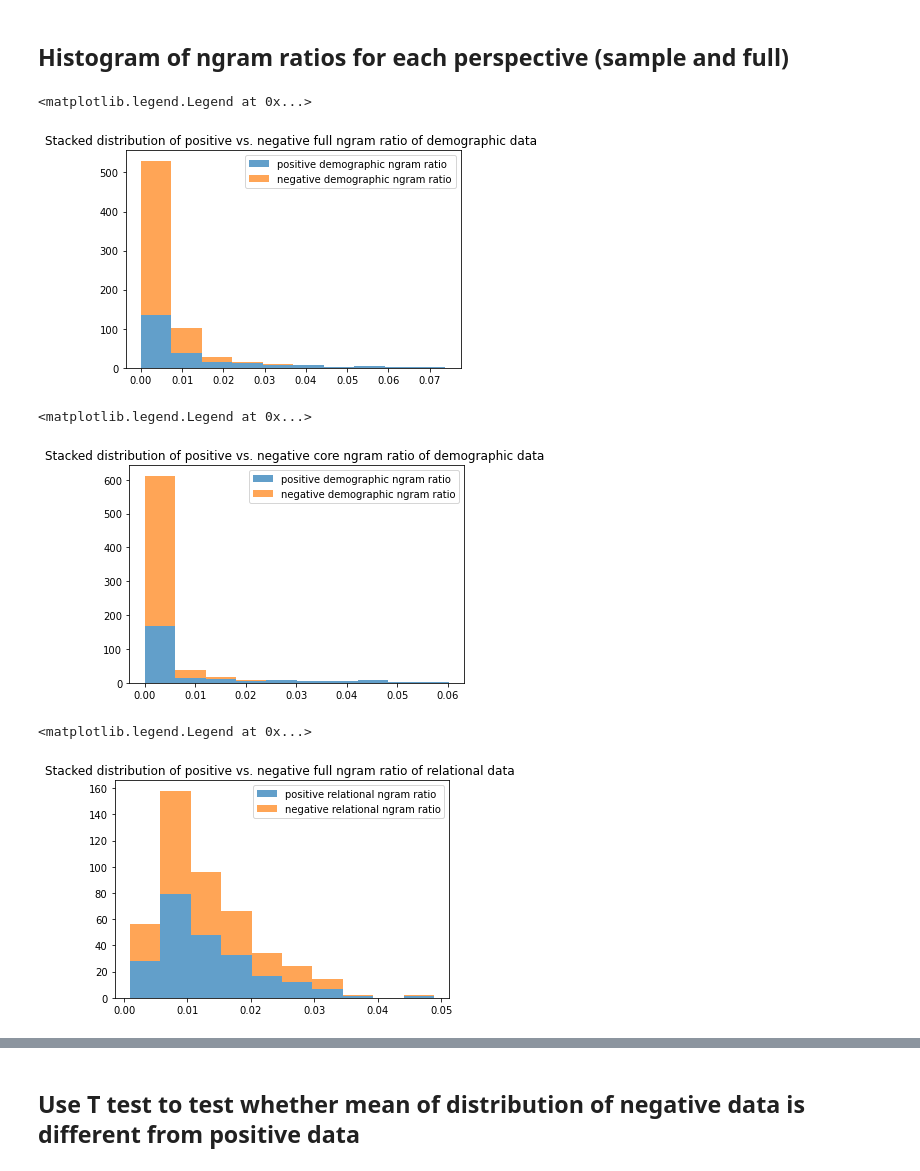
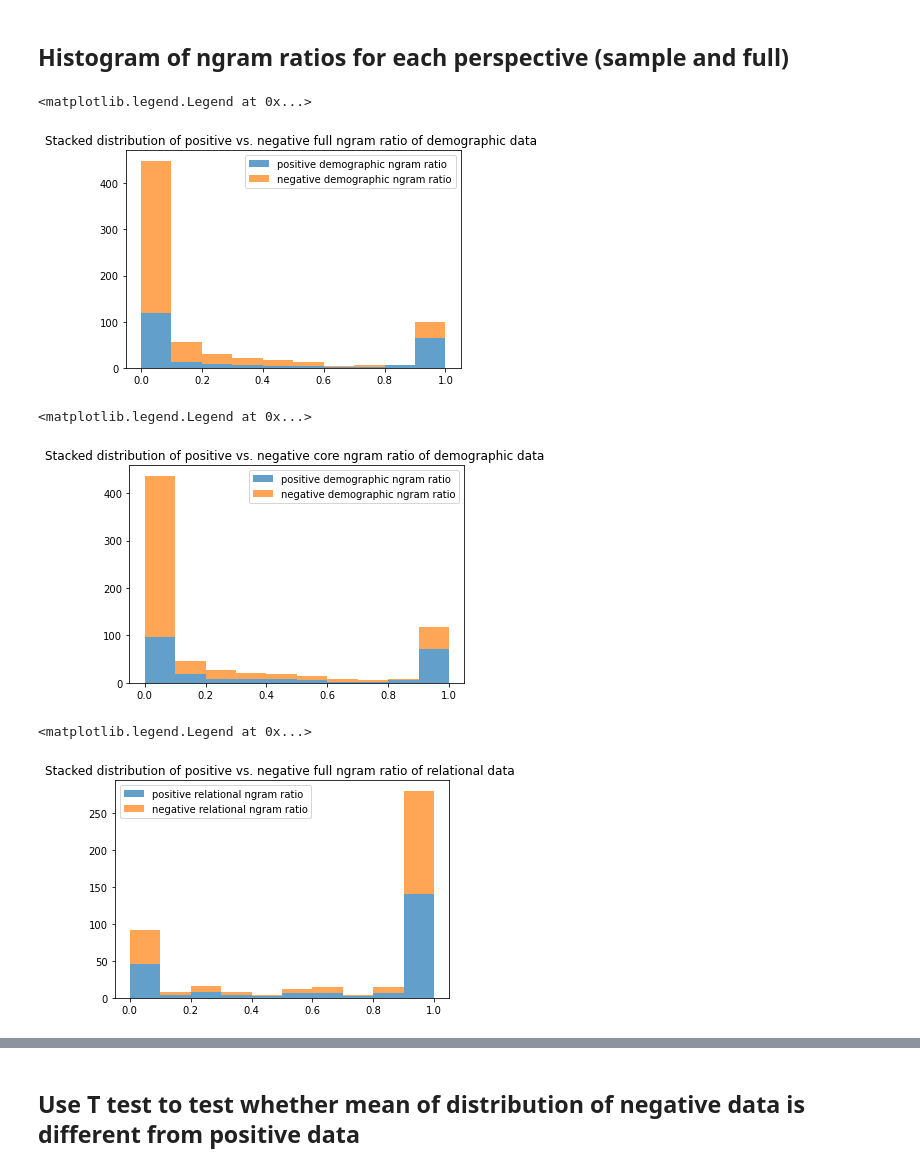
Before and after one commit to h2researchgroup/dictionary_methods, a Jupyter notebook: code/Calculate_ngram_ratio.ipynb, the cells around one changed output, grey strips where cells are left out. Cells and saved outputs as stored; diff of their text form; code cells hidden in the pictures.

```diff
--- a/code/Calculate_ngram_ratio.ipynb
+++ b/code/Calculate_ngram_ratio.ipynb
@@ -184,36 +192,71 @@ pos_rela_joined
 234 rows × 37 columns
 # %% [markdown]
 ## Histogram of ngram ratios for each perspective (sample and full)
+# %%
+from sklearn.preprocessing import normalize
+from sklearn.preprocessing import MinMaxScaler
+
+def normalize(df):
+    """
+    normalize (min-max) the ngram ratio
+
+    """
+
+
+    data_ngram_ratio_full = df[['culture_ngram_ratio_full','demographic_ngram_ratio_full','relational_ngram_ratio_full']].T.values
+    data_ngram_ratio_core = df[['culture_ngram_ratio_core','demographic_ngram_ratio_core','relational_ngram_ratio_core']].T.values
+
+    scaler = MinMaxScaler()
+
+    transformed_full = scaler.fit_transform(data_ngram_ratio_full).T
+    transformed_core = scaler.fit_transform(data_ngram_ratio_core).T
+#     print(transformed_core)
+
+
+    df['normalized_cultural_ngram_full'],df['normalized_demographic_ngram_full'],df['normalized_relational_ngram_full'] = transformed_full[:, 0],transformed_full[:, 1], transformed_full[:, 2]
+    df['normalized_cultural_ngram_core'],df['normalized_demographic_ngram_core'],df['normalized_relational_ngram_core'] = transformed_core[:, 0],transformed_core[:, 1], transformed_core[:, 2]
+
+
+    return df
+# %%
+neg_dem_joined = normalize(neg_dem_joined)
+pos_dem_joined = normalize(pos_dem_joined)
+
+neg_cult_joined = normalize(neg_cult_joined)
+pos_cult_joined = normalize(pos_cult_joined)
+
+neg_rela_joined = normalize(neg_rela_joined)
+pos_rela_joined = normalize(pos_rela_joined)
 # %%
 bins = np.arange(0.2,0.5,0.001)
 labels = ['positive demographic ngram ratio','negative demographic ngram ratio']
 
-plt.hist([pos_dem_joined['demographic_ngram_ratio_full'], neg_dem_joined['demographic_ngram_ratio_full']], histtype='bar', alpha = 0.7,stacked=True, label=labels, rwidth=1)
+plt.hist([pos_dem_joined['normalized_demographic_ngram_full'], neg_dem_joined['normalized_demographic_ngram_full']], histtype='bar', alpha = 0.7,stacked=True, label=labels, rwidth=1)
 plt.title('Stacked distribution of positive vs. negative full ngram ratio of demographic data ')
 plt.legend()
 # %% [output]
 <matplotlib.legend.Legend at 0x...>
-[figure, old version]
+[figure, new version]
 # %%
 bins = np.arange(0.2,0.5,0.001)
 labels = ['positive demographic ngram ratio','negative demographic ngram ratio']
 
-plt.hist([pos_dem_joined['demographic_ngram_ratio_core'], neg_dem_joined['demographic_ngram_ratio_core']], histtype='bar', alpha = 0.7,stacked=True, label=labels, rwidth=1)
+plt.hist([pos_dem_joined['normalized_demographic_ngram_core'], neg_dem_joined['normalized_demographic_ngram_core']], histtype='bar', alpha = 0.7,stacked=True, label=labels, rwidth=1)
 plt.title('Stacked distribution of positive vs. negative core ngram ratio of demographic data ')
 plt.legend()
 # %% [output]
 <matplotlib.legend.Legend at 0x...>
-[figure, old version]
+[figure, new version]
 # %%
 bins = np.arange(0.2,0.5,0.001)
 labels = ['positive relational ngram ratio','negative relational ngram ratio']
 
-plt.hist([pos_dem_joined['relational_ngram_ratio_full'], pos_dem_joined['relational_ngram_ratio_full']], histtype='bar', alpha = 0.7,stacked=True, label=labels, rwidth=1)
+plt.hist([pos_dem_joined['normalized_relational_ngram_full'], pos_dem_joined['normalized_relational_ngram_full']], histtype='bar', alpha = 0.7,stacked=True, label=labels, rwidth=1)
 plt.title('Stacked distribution of positive vs. negative full ngram ratio of relational data ')
 plt.legend()
 # %% [output]
 <matplotlib.legend.Legend at 0x...>
-[figure, old version]
+[figure, new version]
 # %%
 bins = np.arange(0.2,0.5,0.001)
 labels = ['positive relational ngram ratio','negative relational ngram ratio']
```
Also changed, not shown: parts of 13 cells of this notebook.
